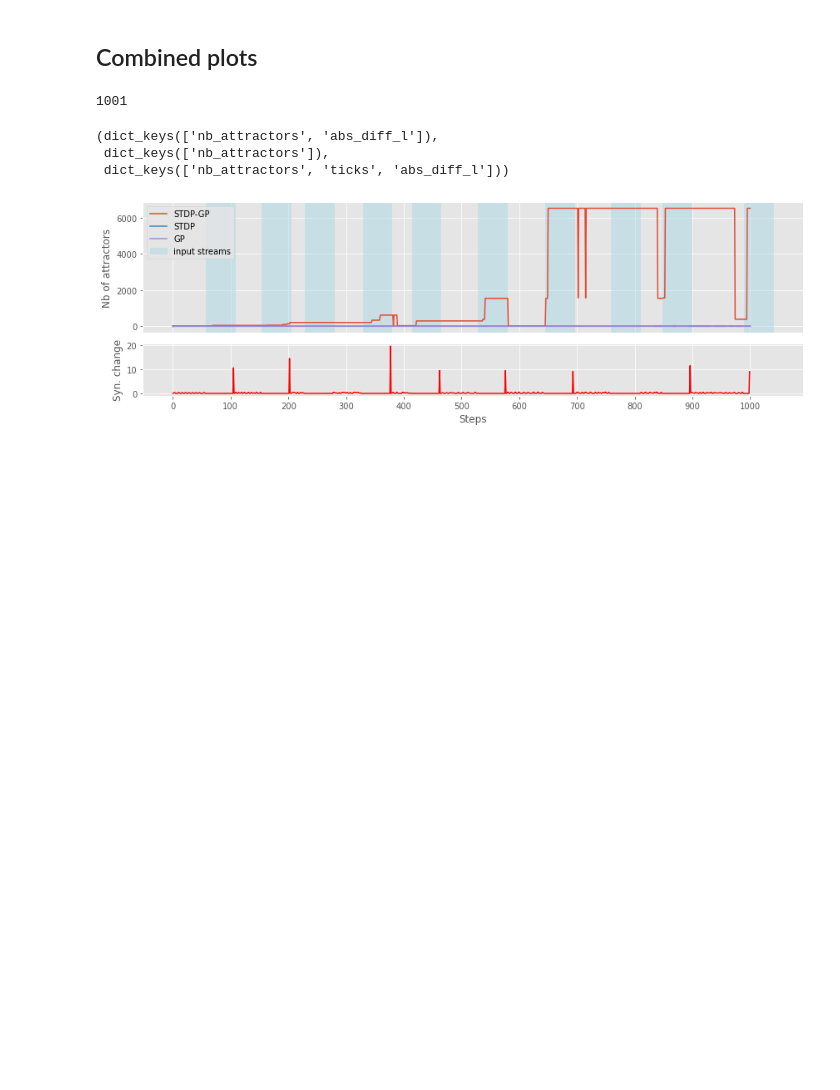
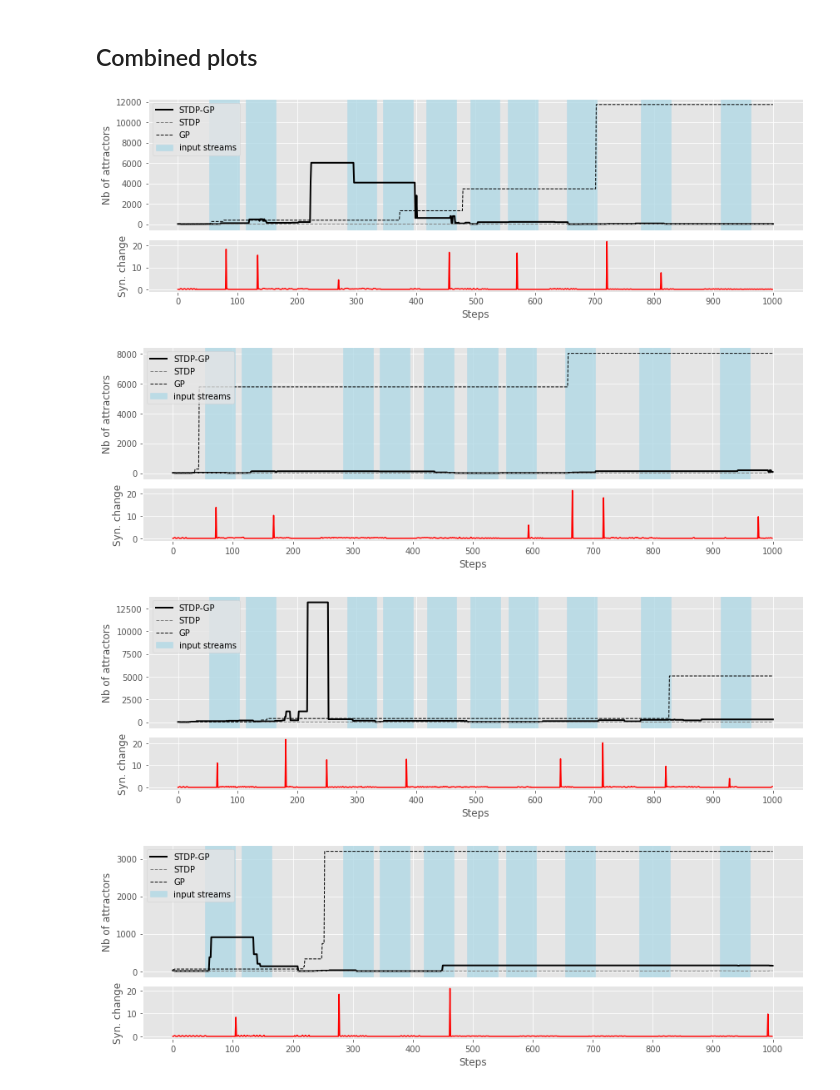
Before and after one commit to JeremCab/AttractorDynamics, a Jupyter notebook: runs/plots.ipynb, the cells around one changed output. Cells and saved outputs as stored; diff of their text form; code cells hidden in the pictures; blank space fills up the shorter version.

Commit message:
Update plots.

```diff
--- a/runs/plots.ipynb
+++ b/runs/plots.ipynb
@@ -141,15 +137 @@ filename_stdpgp = f"sim_stdp-gp_{input_length}_{trigger_length}_{nb_triggers}_se
-# %%
-file_d = {}
-
-with open(filename_stdp, "rb") as fh:
-    results = pickle.load(fh)
-    file_d["stdp"] = results
-
-with open(filename_gp, "rb") as fh:
-    results_gp = pickle.load(fh)
-    file_d["gp"] = results
-
-with open(filename_stdpgp, "rb") as fh:
-    results = pickle.load(fh)
-    file_d["stdp-gp"] = results
 # %%
@@ -183,14 +190,3 @@ for mode in ["stdp", "gp", "stdp-gp"]:
-# %%
-len(results_d["stdp-gp"]["nb_attractors"])
-# %% [output]
-1001
-# %%
-results_d["stdp"].keys(), results_d["gp"].keys(), results_d["stdp-gp"].keys()
-# results_d["gp"]["syn_change"]
-# %% [output]
-(dict_keys(['nb_attractors', 'abs_diff_l']),
- dict_keys(['nb_attractors']),
- dict_keys(['nb_attractors', 'ticks', 'abs_diff_l']))
 # %%
 def plot(results_d):
 
@@ -201,16 +197,16 @@ def plot(results_d):
     t1s = [start + trigger_length for start in t0s]
 
     # Plot number of attractors
-    ax1.plot(range(input_length), results_d["stdp-gp"]["nb_attractors"], label='STDP-GP')
-    ax1.plot(range(input_length), results_d["stdp"]["nb_attractors"], label='STDP')
-    ax1.plot(range(input_length), results_d["gp"]["nb_attractors"], label='GP')
+    ax1.plot(range(input_length), results_d["stdp-gp"]["nb_attractors"], linewidth=2, color="black", label='STDP-GP')
+    ax1.plot(range(input_length), results_d["stdp"]["nb_attractors"], linewidth=1, linestyle="--", color="grey", label='STDP')
+    ax1.plot(range(input_length), results_d["gp"]["nb_attractors"], linewidth=1, linestyle="--", color="black", label='GP')
     ax1.set_ylabel('Nb of attractors', size=12)
     ax1.grid(True)
     ax1.tick_params(bottom = False)
     ## Add colored regions for each input chunk
     for start, end in zip(t0s, t1s):
-        ax1.axvspan(start, end, color='lightblue', alpha=0.5, label="input streams" if start == t0s[0] else "")
-    ax1.legend()
+        ax1.axvspan(start, end, color='lightblue', alpha=0.75, label="input streams" if start == t0s[0] else "")
+    ax1.legend(loc="upper left")
 
     # Plot synaptic abs changes
     ax2.plot(range(input_length-1), results_d["stdp-gp"]["syn_change"], color='red', alpha=1)
@@ -221,9 +217,18 @@ def plot(results_d):
     ax2.grid(True)
 
     fig.tight_layout()
-    # plt.savefig("plots/STDP_19.pdf")
+    plt.savefig(f"plots/{mode}_{input_length}_{trigger_length}_{nb_triggers}_seed{seed}}.pdf")
     plt.show()
-# %%
-plot(results_d)
-# %% [output]
-[figure, removed]
+# %%
+filespecs = (1001, 50, 10)
+
+for seed in [42, 79, 82, 83, 47, 49, 13, 77, 55, 15]:
+
+    results_d = get_results(seed, filespecs)
+
+    plot(results_d)
+# %% [output]
+[figure, added]
+[figure, added]
+[figure, added]
+[figure, added]
```
Also changed, not shown: parts of 4 cells of this notebook, 41 other files.
